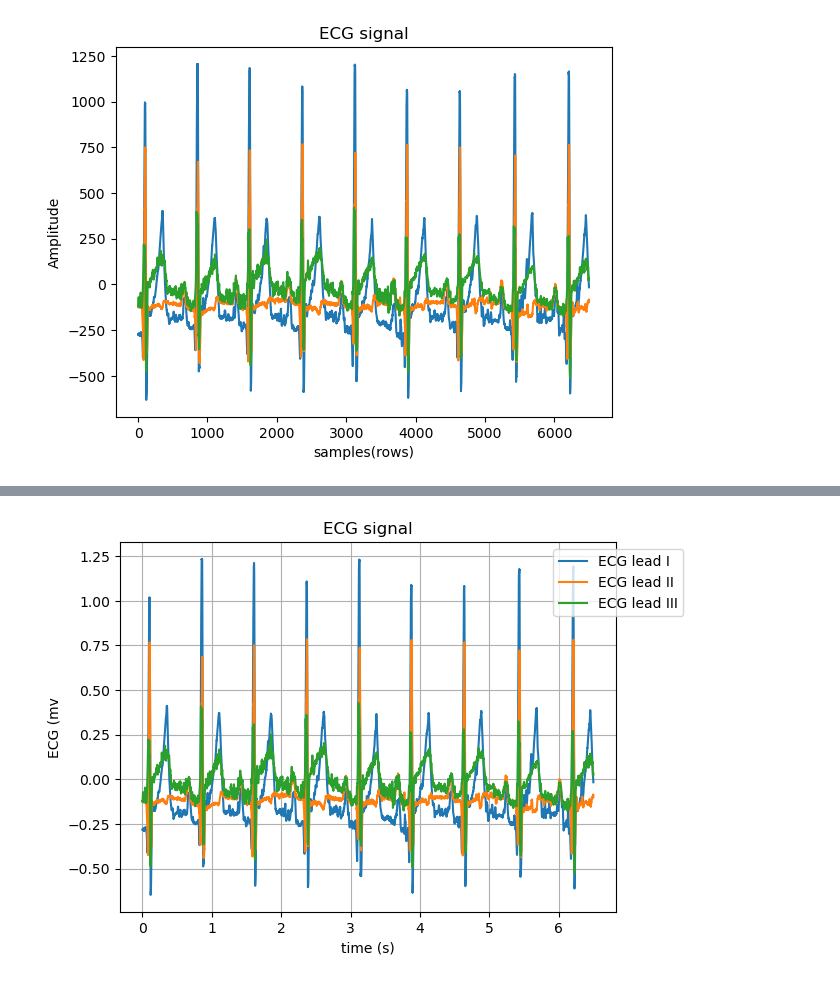
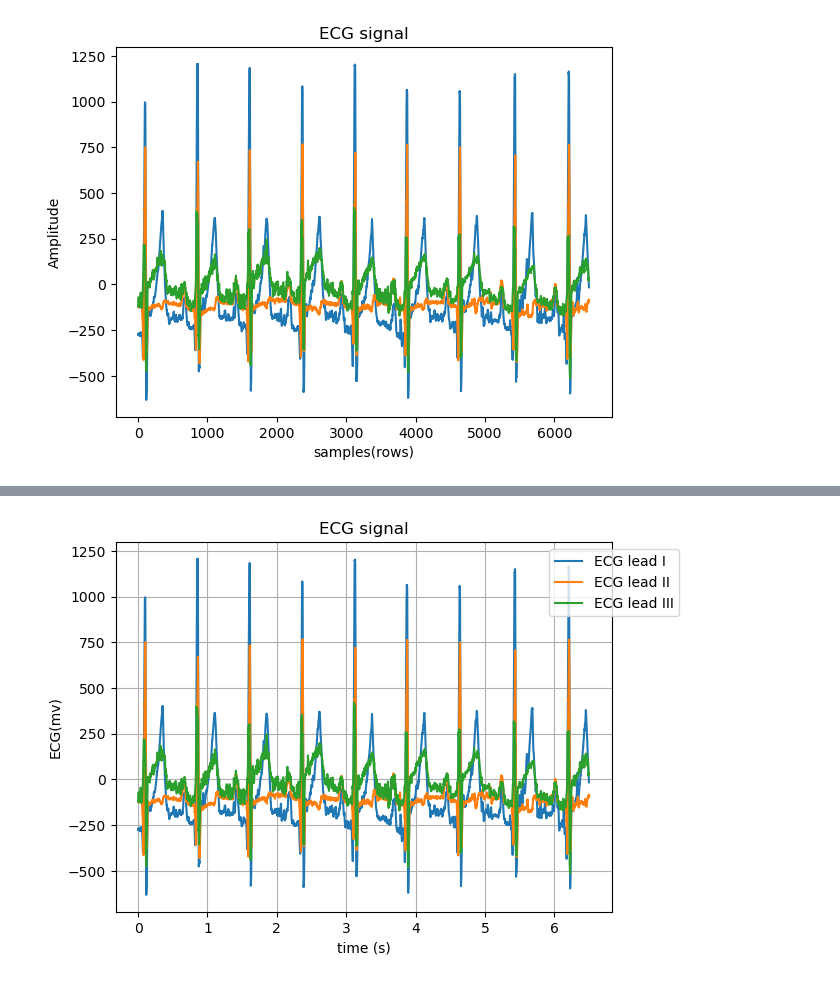
Before and after one commit to lambertwcamille-source/Series-01-Python-git.v3, a Jupyter notebook: Series01.ipynb.ipynb, the cells around one changed output, grey strips where cells are left out. Drawn from its saved outputs; the diff is of its cells as text; code cells hidden in the pictures.

```diff
--- a/Series01.ipynb.ipynb
+++ b/Series01.ipynb.ipynb
@@ -24,28 +50,26 @@ plt.show()
 # %%
-#we are going to rescale the ecg signal to a standard unit
+#rescale the ecg signal to a standard unit
 #multiply the raw ecg data into 1024 µVolt
-ECGraw=ecg
 ECGmv=ECGraw*1024e-6
-
 #conversion to second
 fs=1000
 n_sample=ECGmv.shape[0]
 T=1/fs
 N=len(ECGmv)
 start=0
 stop=(N-1)*T
 time_vec=np.linspace(start,stop,n_sample,endpoint=True)
 #add legend outside the plot
 #I give a label to each lead to be able to display it in the legend,I didnt manage to do it with a loop
-plt.plot(time_vec, ECGmv[:, 0], label='ECG lead I')
-plt.plot(time_vec, ECGmv[:, 1], label='ECG lead II')
-plt.plot(time_vec, ECGmv[:, 2], label='ECG lead III')
+plt.plot(time_vec, ecg[:, 0], label='ECG lead I')
+plt.plot(time_vec, ecg[:, 1], label='ECG lead II')
+plt.plot(time_vec, ecg[:, 2], label='ECG lead III')
 plt.legend(loc='upper right', bbox_to_anchor=(1.15, 1))
 #plot the ecg signal
 plt.title("ECG signal")
 plt.xlabel("time (s)")
-plt.ylabel("ECG (mv")
+plt.ylabel("ECG(mv)")
 plt.grid()
 plt.show()
 # %% [output]
-[figure, old version]
+[figure, new version]
```
Also changed, not shown: parts of 1 cell of this notebook.
